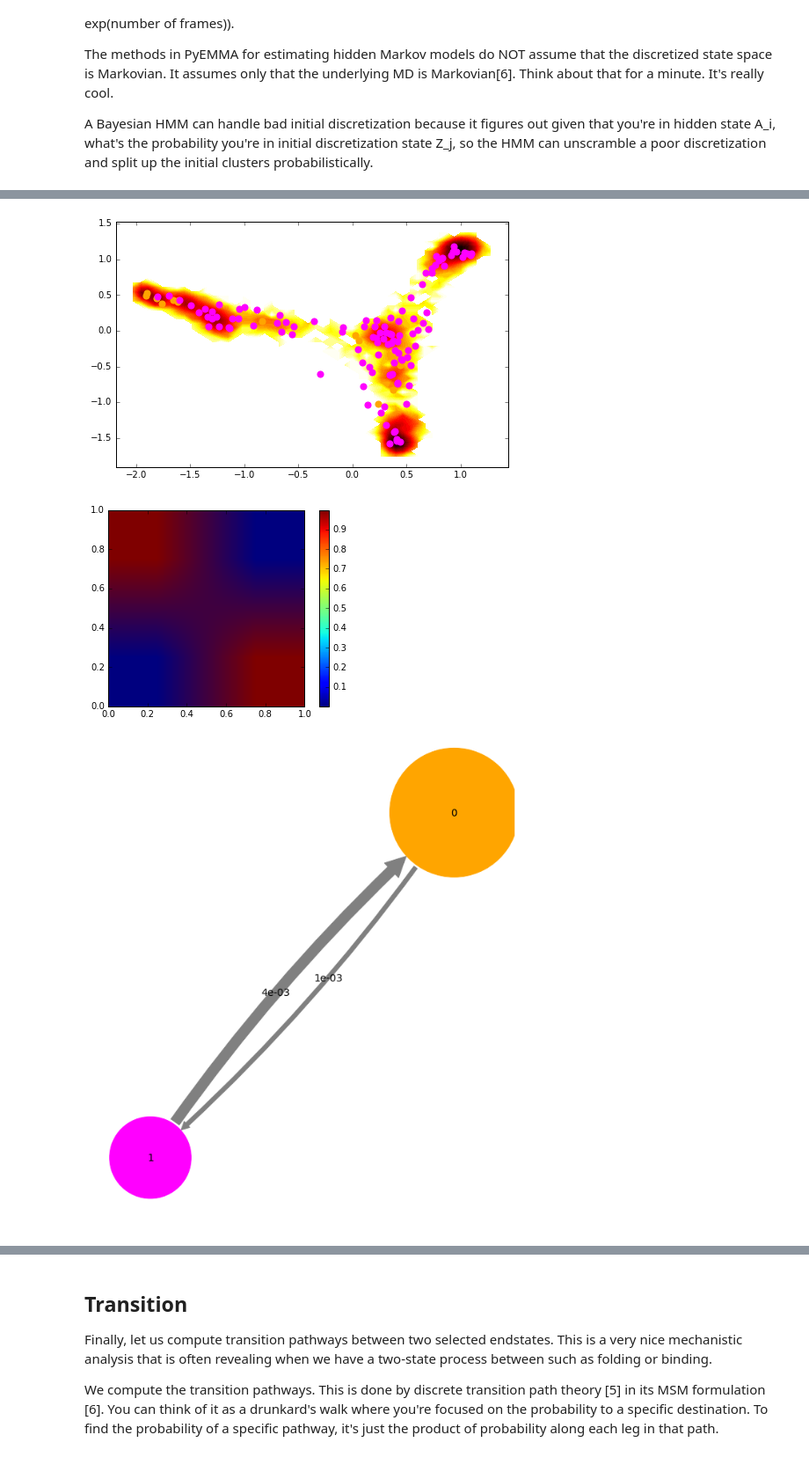
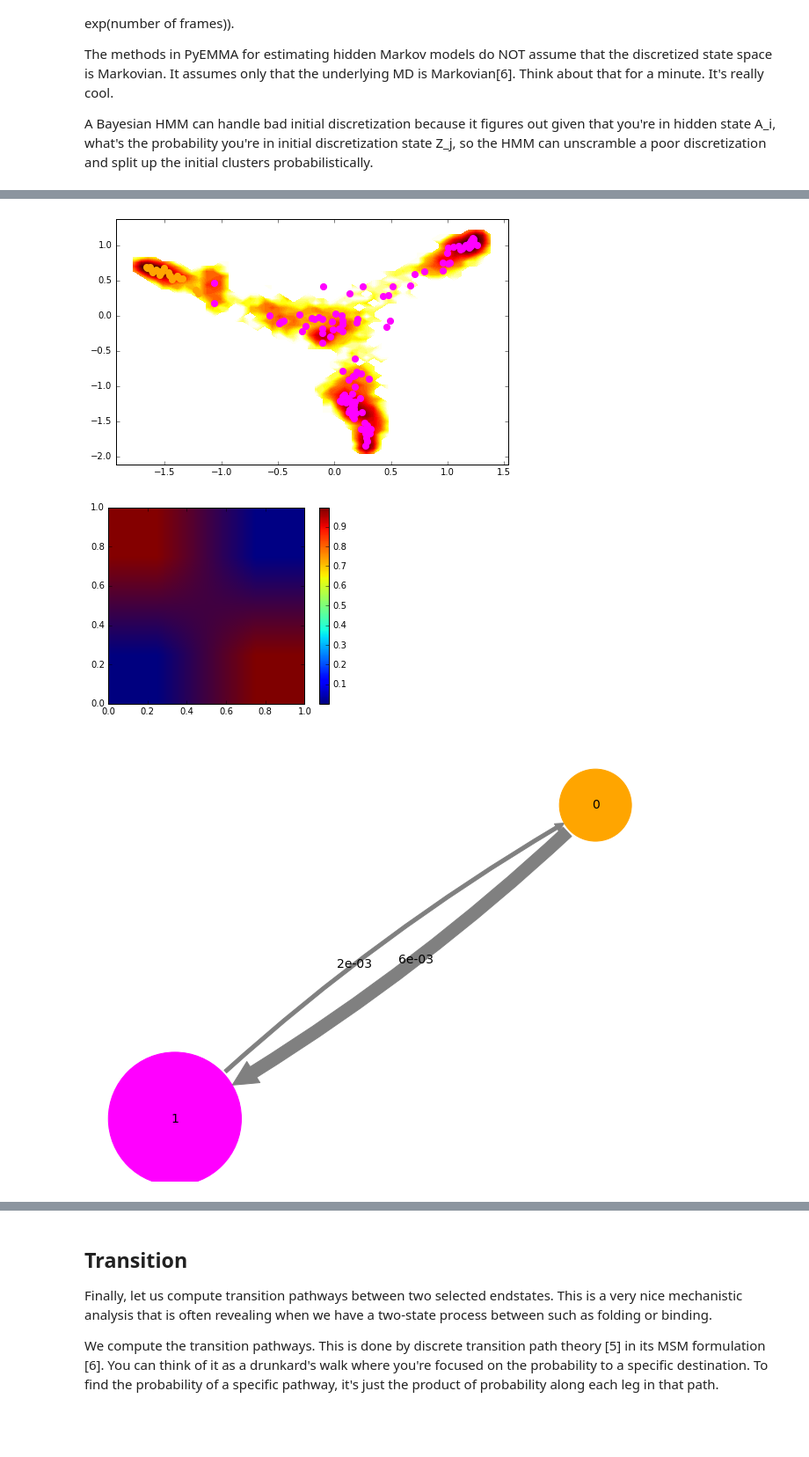
Before and after one commit to salsburygroup/amd-python, a Jupyter notebook: Analysis/PyEMMA/GenerateMacrostateMSM.ipynb, the cells around one changed output, grey strips where cells are left out. Shown at 88% size. Cells and saved outputs as stored; diff of their text form; code cells hidden in the pictures; blank space fills up the shorter version.

```diff
--- a/Analysis/PyEMMA/GenerateMacrostateMSM.ipynb
+++ b/Analysis/PyEMMA/GenerateMacrostateMSM.ipynb
@@ -23,15 +23,15 @@ import pyemma.plots as mplt
 import shortcuts
 
 ### Fill in what you're working on
-trajfile = "/Volumes/RyanMdata/F10/ZnCl2_150mM/cat16/F10andZincOnly.dcd"
-topfile = "/Volumes/RyanMdata/F10/ZnCl2_150mM/cat16/F10andZincOnly.pdb" #must be pdb
+trajfile = "/Users/melvrl13/Documents/groupStuff/ClusteringTrials/Trajectories/SmallF10Mg/F10_150mMMgCl2_strip_stride100.dcd"
+topfile = "/Users/melvrl13/Documents/groupStuff/ClusteringTrials/Trajectories/SmallF10Mg/F10.pdb" #must be pdb
 
 # Now let's read in the topology
-#feat = coor.featurizer(topfile)
+feat = coor.featurizer(topfile)
 # And pick what features to use
 # Below uses just use all heavy atom xyz-coordinates
 #feat.add_all() #Play with this -- look at pyemma docs
-#feat.add_selection(feat.select_Heavy())
+feat.add_selection(feat.select_Heavy())
 #feat.add_distances(feat.select("resname U"),indices2=feat.select("resname ZN2"))
 #feat.add_distances_ca
 #http://www.emma-project.org/v1.2.2/api/generated/pyemma.coordinates.featurizer.html
@@ -129,7 +134,7 @@ MSM
 So finally we can estimate a Markov model. In fact we have already estimated a several Markov models (for different lag times above), but now we construct an msm object which will give us access to a wide variety of interesting quantities. All we need to put in are the discrete trajectories obtained from the clustering and the lag time:
 # %%
 # Pick the best lag time for the MSM.
-lagtime = 50 #Your choice goes here
+lagtime = 20 #Your choice goes here
 M = msm.estimate_markov_model(dtrajs, lagtime)
 print('fraction of connected states = ', M.active_state_fraction)
 print('fraction of counts used = ', M.active_count_fraction)
@@ -187,7 +192,7 @@ The methods in PyEMMA for estimating hidden Markov models do NOT assume that the
 
 A Bayesian HMM can handle bad initial discretization because it figures out given that you're in hidden state A_i, what's the probability you're in initial discretization state Z_j, so the HMM can unscramble a poor discretization and split up the initial clusters probabilistically.
 # %%
-count_slow_processes = 4
+count_slow_processes = 2
 HMM = M.coarse_grain(count_slow_processes)
 
 # Now, let's explore the model we've created.
@@ -265,6 +269,6 @@ mplt.plot_markov_model(HMM, state_colors=cols[:count_slow_processes],minflux=1e-
-[figure, old version]
+[figure, new version]
 [figure]
-[figure, old version]
+[figure, new version]
 # %%
 #Save samples of the macrostates
 samples = M.sample_by_distributions(dists, 100)
```
Also changed, not shown: parts of 8 cells of this notebook, 4 other files.
